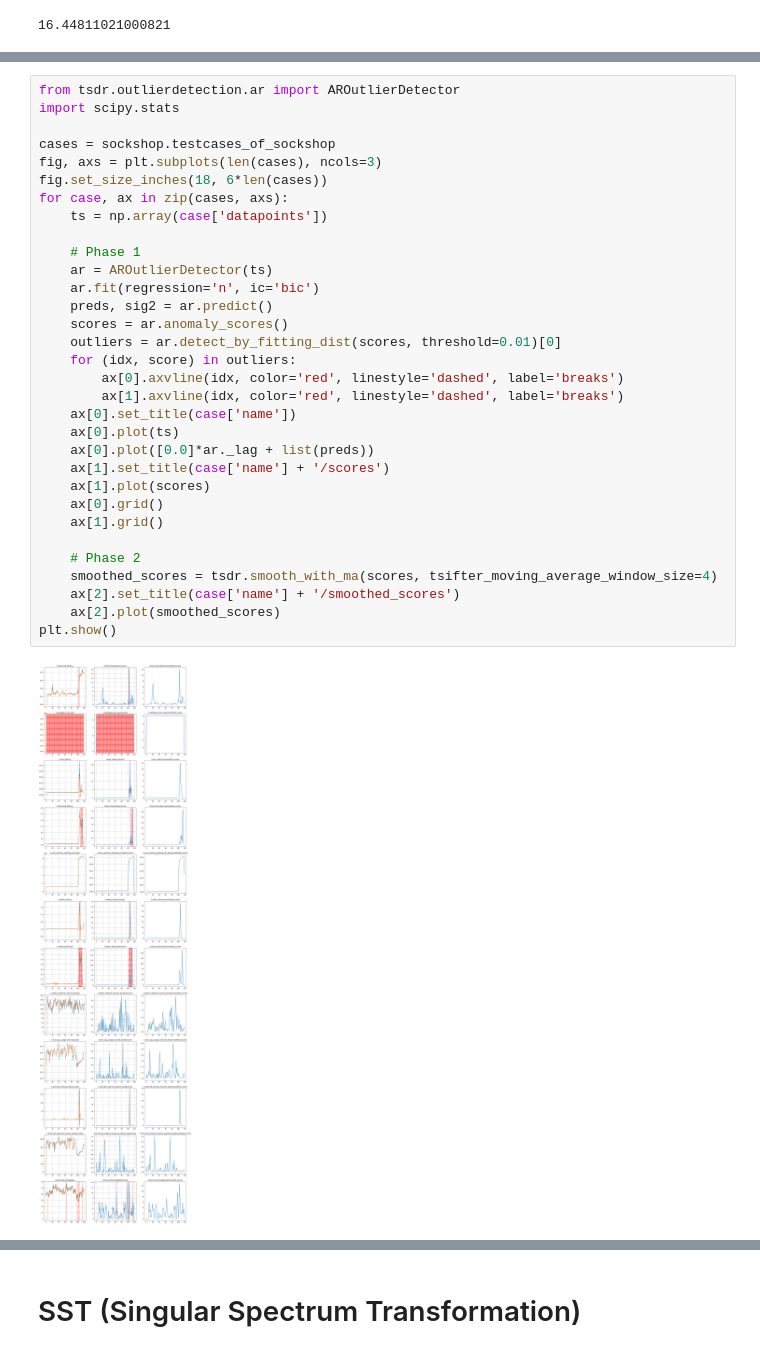
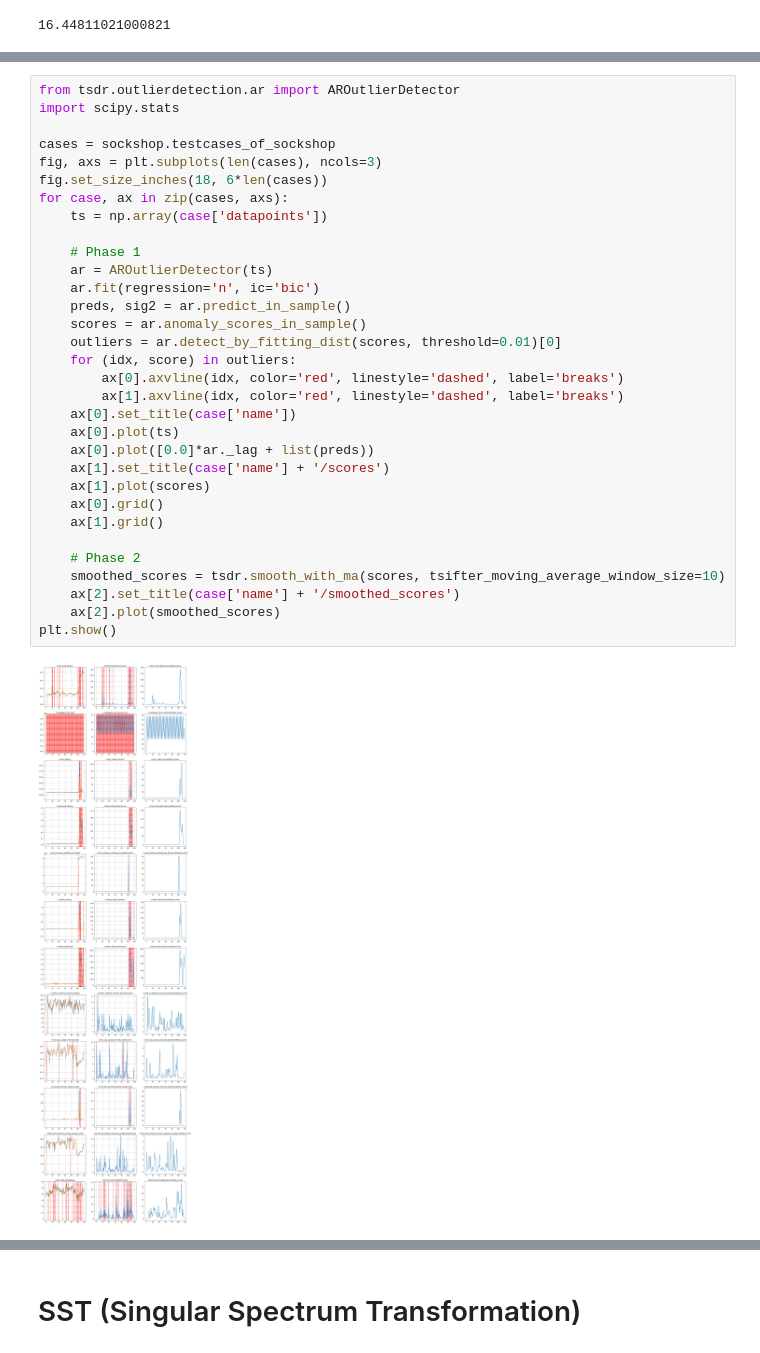
Before and after one commit to ai4sre/meltria-analyzer, a Jupyter notebook: notebooks/investigate_ar-based-ad_issue.ipynb, the cells around one changed output, grey strips where cells are left out. Saved outputs shown, nothing was run; the diff lists cells and outputs as text.

```diff
--- a/notebooks/investigate_ar-based-ad_issue.ipynb
+++ b/notebooks/investigate_ar-based-ad_issue.ipynb
@@ -188,34 +190,34 @@ abn_th
 # %%
 from tsdr.outlierdetection.ar import AROutlierDetector
 import scipy.stats
 
 cases = sockshop.testcases_of_sockshop
 fig, axs = plt.subplots(len(cases), ncols=3)
 fig.set_size_inches(18, 6*len(cases))
 for case, ax in zip(cases, axs):
     ts = np.array(case['datapoints'])
 
     # Phase 1
     ar = AROutlierDetector(ts)
     ar.fit(regression='n', ic='bic')
-    preds, sig2 = ar.predict()
-    scores = ar.anomaly_scores()
+    preds, sig2 = ar.predict_in_sample()
+    scores = ar.anomaly_scores_in_sample()
     outliers = ar.detect_by_fitting_dist(scores, threshold=0.01)[0]
     for (idx, score) in outliers:
         ax[0].axvline(idx, color='red', linestyle='dashed', label='breaks')
         ax[1].axvline(idx, color='red', linestyle='dashed', label='breaks')
     ax[0].set_title(case['name'])
     ax[0].plot(ts)
     ax[0].plot([0.0]*ar._lag + list(preds))
     ax[1].set_title(case['name'] + '/scores')
     ax[1].plot(scores)
     ax[0].grid()
     ax[1].grid()
 
     # Phase 2
-    smoothed_scores = tsdr.smooth_with_ma(scores, tsifter_moving_average_window_size=4)
+    smoothed_scores = tsdr.smooth_with_ma(scores, tsifter_moving_average_window_size=10)
     ax[2].set_title(case['name'] + '/smoothed_scores')
     ax[2].plot(smoothed_scores)
 plt.show()
 # %% [output]
-[figure, old version]
+[figure, new version]
```
Also changed, not shown: parts of 5 cells of this notebook.
